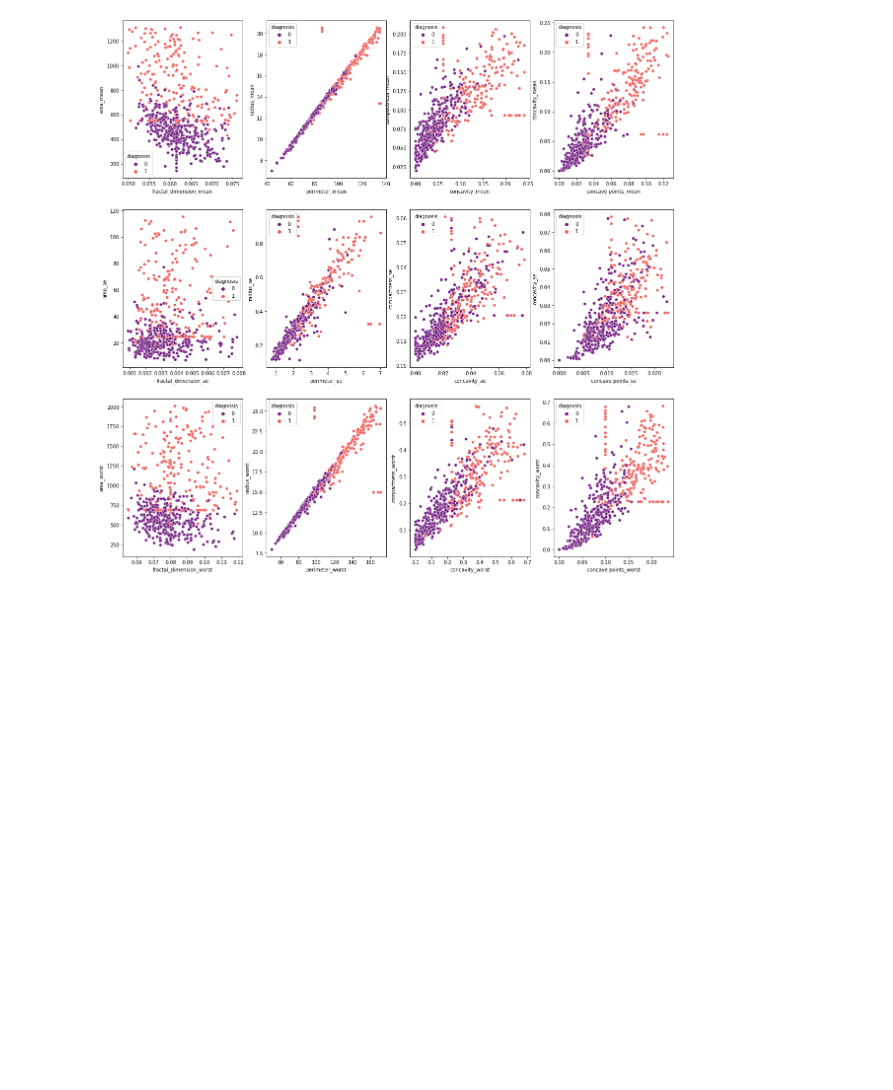
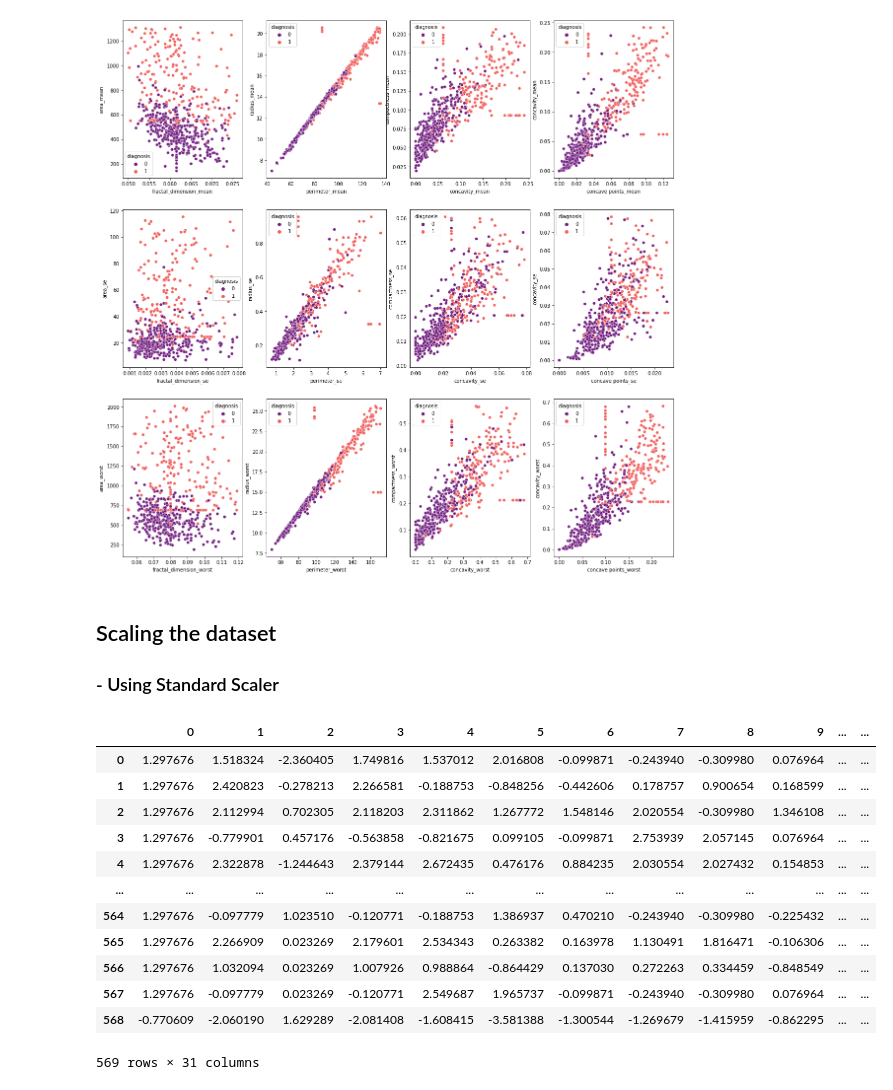
Before and after one commit to Caphace-Ethan/Breast-Cancer-Diagnosis, a Jupyter notebook: notebooks/EDA_notebook.ipynb, the cells around one changed output. Cells and saved outputs as stored; diff of their text form; code cells hidden in the pictures; blank space fills up the shorter version.

```diff
--- a/notebooks/EDA_notebook.ipynb
+++ b/notebooks/EDA_notebook.ipynb
@@ -376,3 +376,24 @@ print(" 3rd row Graphs - Using Worst Values")
  2nd row Graphs - Using SE Values
  3rd row Graphs - Using Worst Values
 [figure]
+# %% [markdown]
+## Scaling the dataset
+### - Using Standard Scaler
+# %%
+scaler = MinMaxScaler()
+df = pd.DataFrame(scaler.fit_transform(df))
+df
+# %% [output]
+|  | 0 | 1 | 2 | 3 | 4 | 5 | 6 | 7 | 8 | 9 | ... | ... |
+| 0 | 1.297676 | 1.518324 | -2.360405 | 1.749816 | 1.537012 | 2.016808 | -0.099871 | -0.243940 | -0.309980 | 0.076964 | ... | ... |
+| 1 | 1.297676 | 2.420823 | -0.278213 | 2.266581 | -0.188753 | -0.848256 | -0.442606 | 0.178757 | 0.900654 | 0.168599 | ... | ... |
+| 2 | 1.297676 | 2.112994 | 0.702305 | 2.118203 | 2.311862 | 1.267772 | 1.548146 | 2.020554 | -0.309980 | 1.346108 | ... | ... |
+| 3 | 1.297676 | -0.779901 | 0.457176 | -0.563858 | -0.821675 | 0.099105 | -0.099871 | 2.753939 | 2.057145 | 0.076964 | ... | ... |
+| 4 | 1.297676 | 2.322878 | -1.244643 | 2.379144 | 2.672435 | 0.476176 | 0.884235 | 2.030554 | 2.027432 | 0.154853 | ... | ... |
+| ... | ... | ... | ... | ... | ... | ... | ... | ... | ... | ... | ... | ... |
+| 564 | 1.297676 | -0.097779 | 1.023510 | -0.120771 | -0.188753 | 1.386937 | 0.470210 | -0.243940 | -0.309980 | -0.225432 | ... | ... |
+| 565 | 1.297676 | 2.266909 | 0.023269 | 2.179601 | 2.534343 | 0.263382 | 0.163978 | 1.130491 | 1.816471 | -0.106306 | ... | ... |
+| 566 | 1.297676 | 1.032094 | 0.023269 | 1.007926 | 0.988864 | -0.864429 | 0.137030 | 0.272263 | 0.334459 | -0.848549 | ... | ... |
+| 567 | 1.297676 | -0.097779 | 0.023269 | -0.120771 | 2.549687 | 1.965737 | -0.099871 | -0.243940 | -0.309980 | 0.076964 | ... | ... |
+| 568 | -0.770609 | -2.060190 | 1.629289 | -2.081408 | -1.608415 | -3.581388 | -1.300544 | -1.269679 | -1.415959 | -0.862295 | ... | ... |
+569 rows × 31 columns
```
Also changed, not shown: parts of 2 cells of this notebook.
